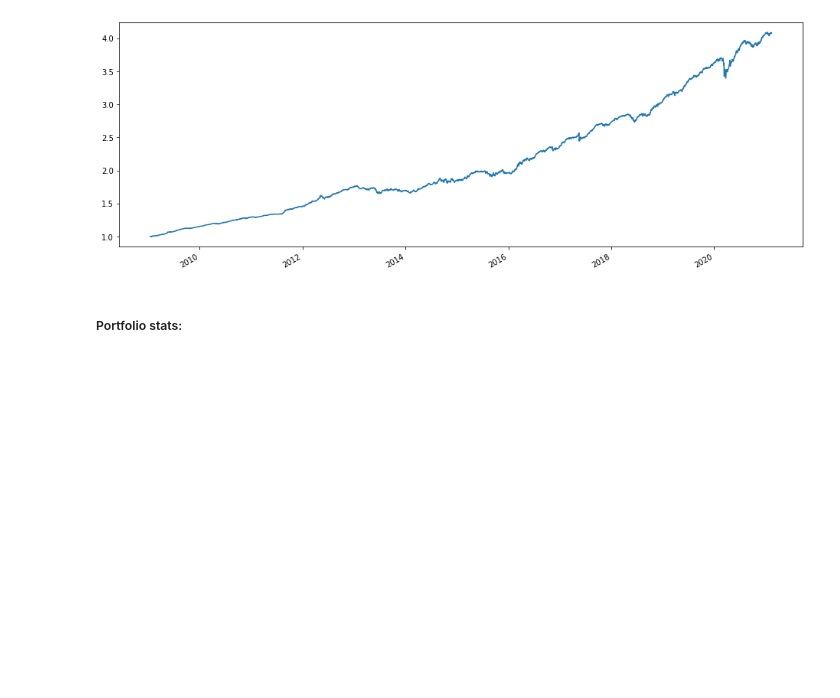
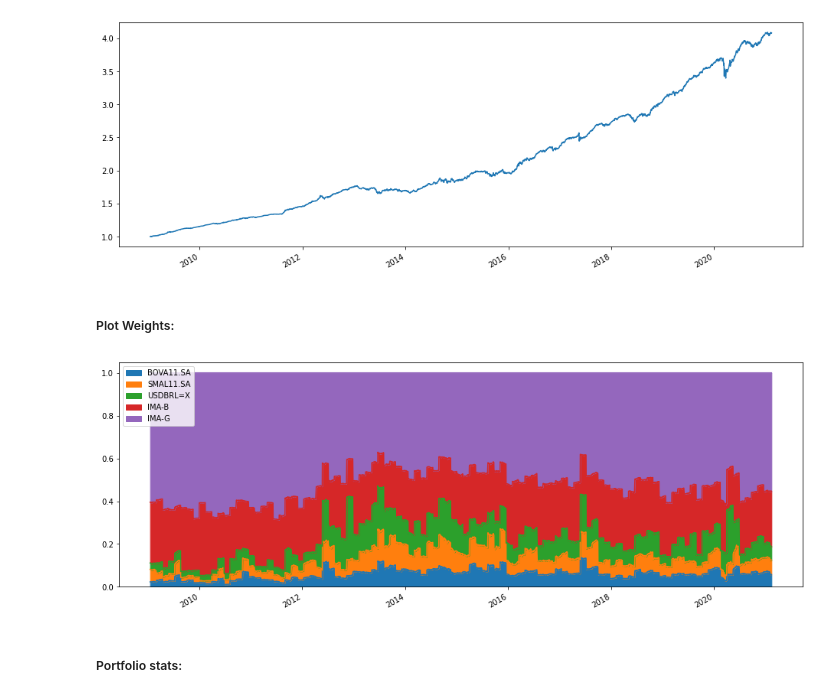
Before and after one commit to pedroosorio98/PyFinLib, a Jupyter notebook: PyFinLib Tools.ipynb, the cells around one changed output. Drawn from its saved outputs; the diff is of its cells as text; code cells hidden in the pictures; blank space fills up the shorter version.

```diff
--- a/PyFinLib Tools.ipynb
+++ b/PyFinLib Tools.ipynb
@@ -539,6 +545,12 @@ vol_performance = pf.performance_index(vol_weighted_returns)
 vol_performance.plot(figsize=(16,6));
 # %% [output]
 [figure]
+# %% [markdown]
+##### Plot Weights:
+# %%
+pf.plot_weights(vol_weighted_weights)
+# %% [output]
+[figure, added]
 # %% [markdown]
 ##### Portfolio stats:
 # %%
```
Also changed, not shown: parts of 3 cells of this notebook, 1 other file.
